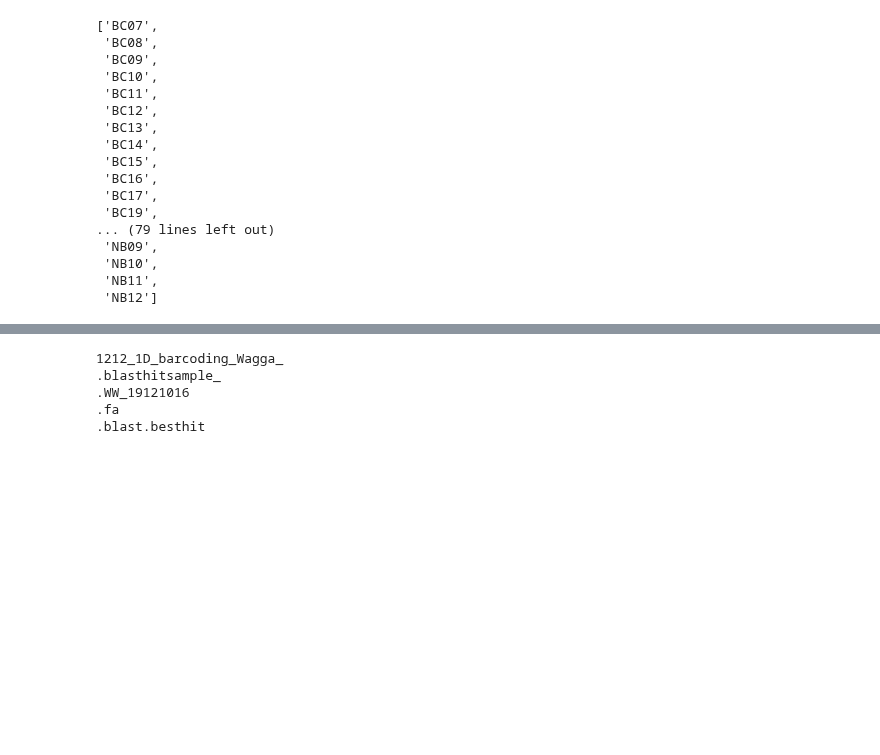
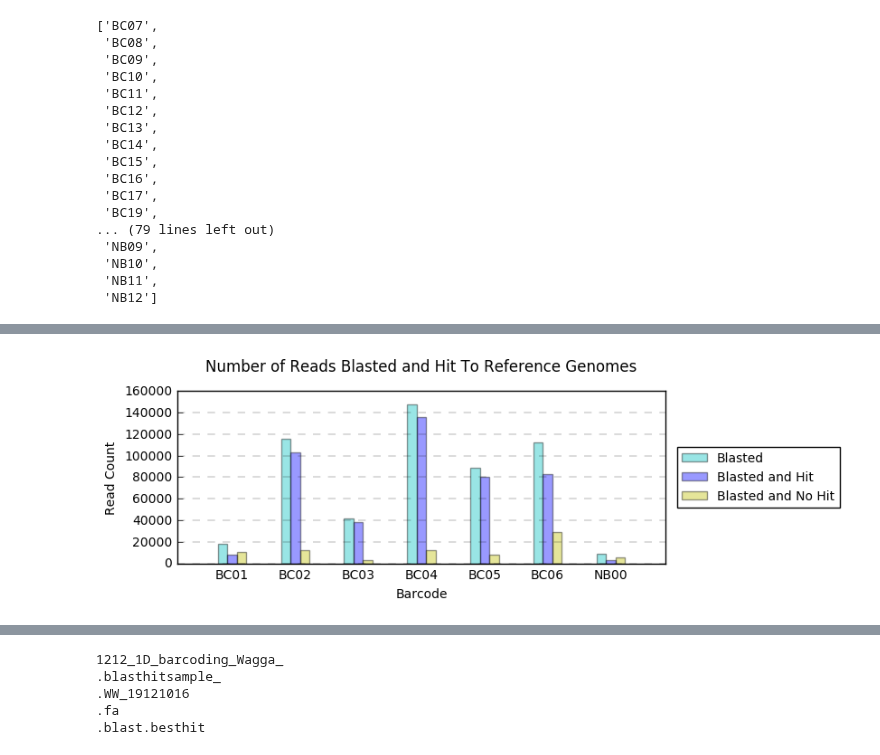
Before and after one commit to BenjaminSchwessinger/Gamran, a Jupyter notebook: MinIon_analysis_optimisation_script.ipynb, the cells around one changed output, grey strips where cells are left out. Saved outputs shown, nothing was run; the diff lists cells and outputs as text; code cells hidden in the pictures; blank space fills up the shorter version.

```diff
--- a/MinIon_analysis_optimisation_script.ipynb
+++ b/MinIon_analysis_optimisation_script.ipynb
@@ -685,0 +640,44 @@ KeyboardInterrupt:
+# %%
+rgblasted_count_df = pd.concat([basecalled_df_pivot['len'], rgblast_df_joint_pivot['All']],  axis=1)
+rgblasted_count_df.rename(columns={'len' : 'RGCount', 'All' : 'RGHitYes'}, inplace=True)
+rgblasted_count_df['RGHitNo'] = rgblasted_count_df['RGCount'] - rgblasted_count_df['RGHitYes']
+rgblasted_count_df['RGHitYes%'] = np.round((rgblasted_count_df['RGHitYes'] / rgblasted_count_df['RGCount'] * 100), 3)
+rgblasted_count_df['RGHitNo%'] = np.round((rgblasted_count_df['RGHitNo'] / rgblasted_count_df['RGCount'] * 100), 3)
+# %%
+rgblasted_count_df_noall = rgblasted_count_df.drop('All')
+# %%
+#two qualitative variables - barcode, blasted vs no hit vs hit
+#one quantitative - read count
+n_groups = len(rgblasted_count_df_noall.index.values)
+
+bar_labels = ['Blasted', 'Blasted and Hit', 'Blasted and No Hit']
+counts = [tuple(rgblasted_count_df_noall['RGCount']),
+          tuple(rgblasted_count_df_noall['RGHitYes']),
+          tuple(rgblasted_count_df_noall['RGHitNo'])]
+
+fig, ax = plt.subplots(figsize=(6.5,3))
+
+index = np.arange(n_groups)
+bar_width = 0.15
+opacity = 0.4
+cycol = 'rgbcym'
+
+for idx, (lbl, cnts) in enumerate(zip(bar_labels, counts)):
+    plt.bar(index + bar_width*idx, cnts, bar_width,
+                 alpha=opacity,
+                 color=random.sample(cycol, 1),
+                 label=lbl)
+
+plt.xlabel('Barcode')
+plt.ylabel('Read Count')
+plt.title('Number of Reads Blasted and Hit To Reference Genomes', y=1.08)
+plt.xticks(index + bar_width*1.5, tuple(rgblasted_count_df_noall.index.values))
+plt.tick_params(right='off', top='off', bottom='off')
+plt.legend(loc='center left', bbox_to_anchor=(1.01, 0.5), fontsize=10)
+plt.grid(b=None, which='major', axis='y', linestyle='dashed', linewidth=0.2)
+plt.margins(x=0.1)
+
+plt.tight_layout()
+plt.show()
+# %% [output]
+[figure, added]
```
Also changed, not shown: parts of 21 cells of this notebook.
